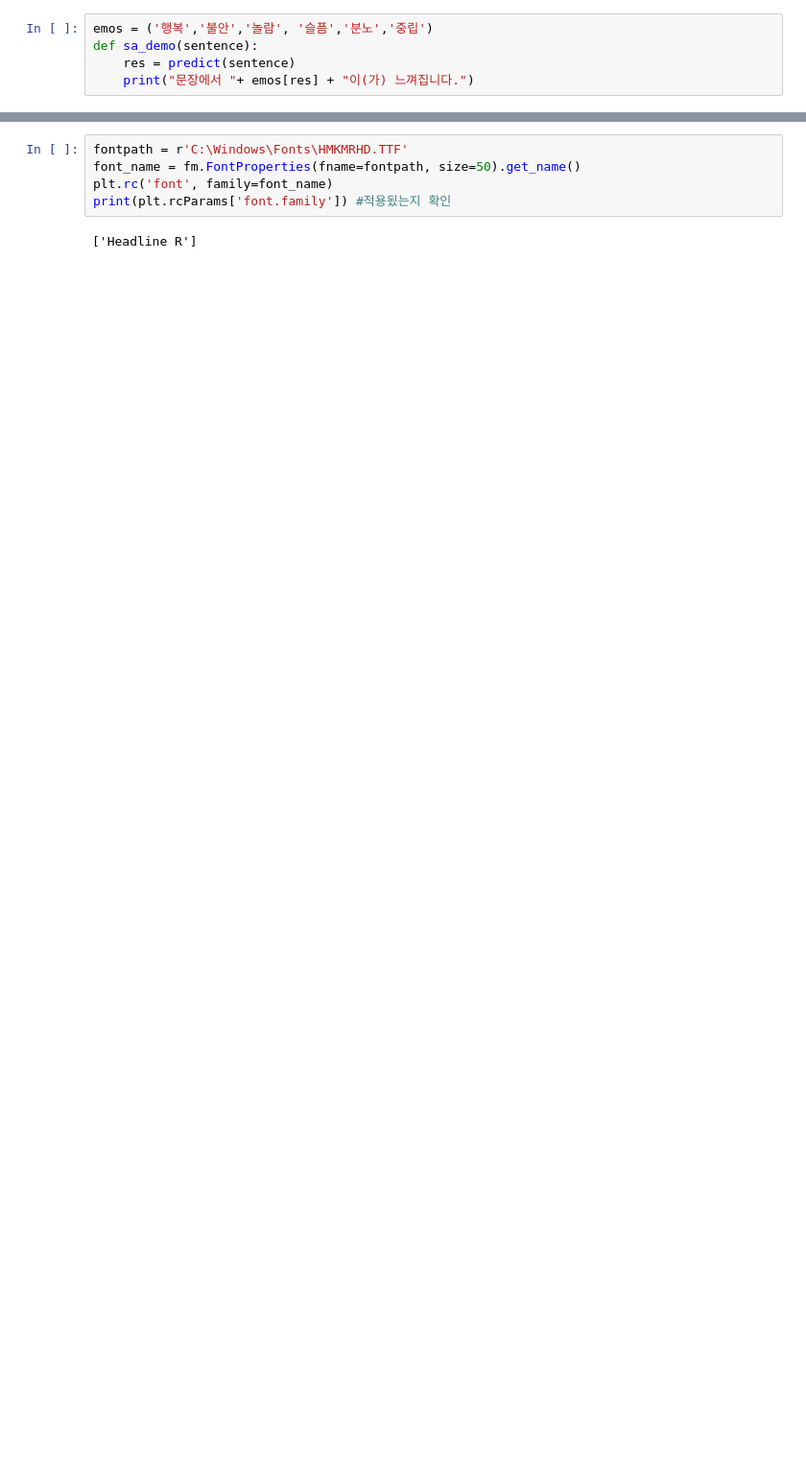
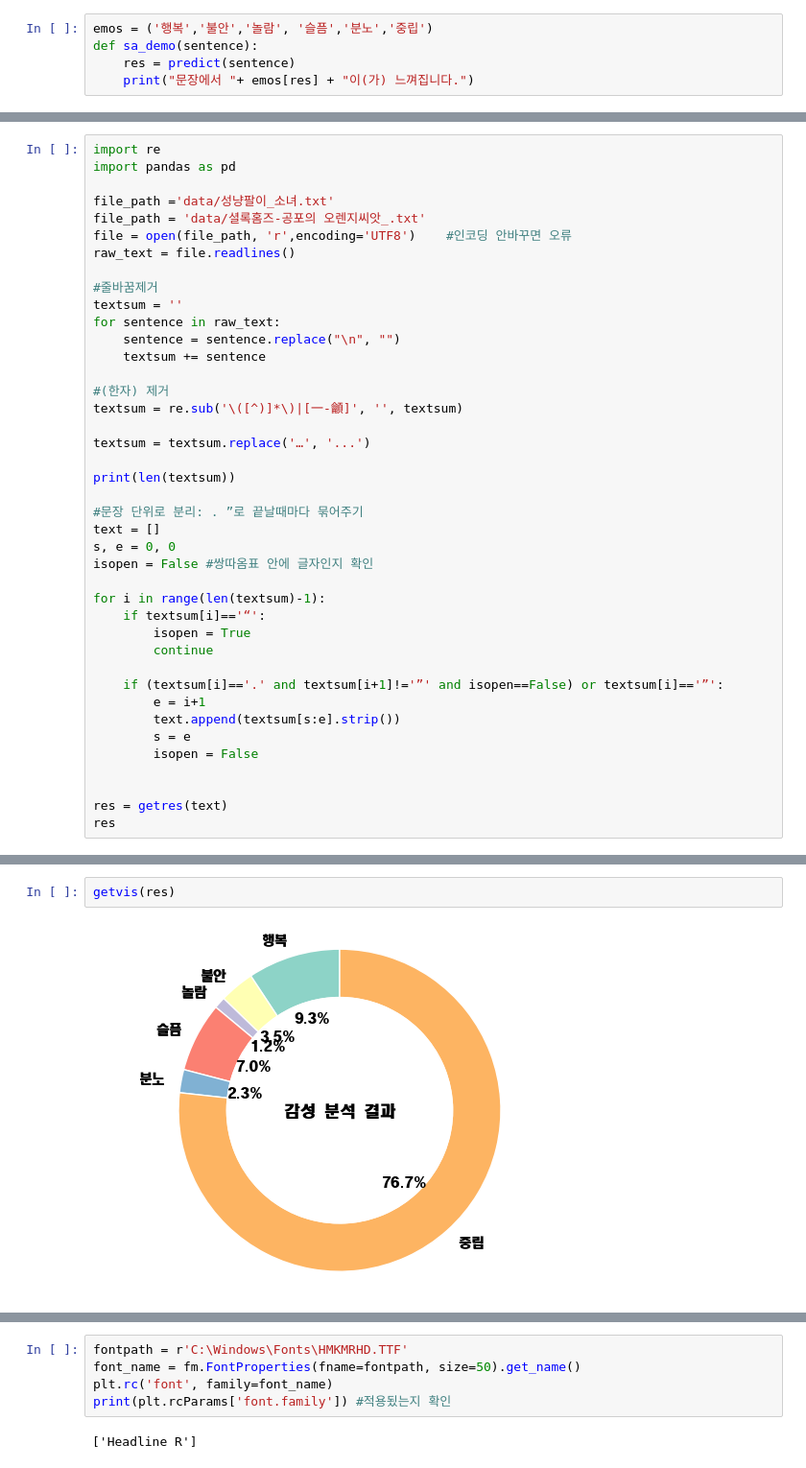
Before and after one commit to Bongwoo2lee/floread, a Jupyter notebook: sentiment-analysis/visualize.ipynb, the cells around one changed output, grey strips where cells are left out. Shown at 96% size. Cells and saved outputs as stored; diff of their text form; blank space fills up the shorter version.

```diff
--- a/sentiment-analysis/visualize.ipynb
+++ b/sentiment-analysis/visualize.ipynb
@@ -133,0 +141,41 @@ res
+# %%
+import re
+import pandas as pd
+
+file_path ='data/성냥팔이_소녀.txt'
+file_path = 'data/셜록홈즈-공포의 오렌지씨앗_.txt'
+file = open(file_path, 'r',encoding='UTF8')    #인코딩 안바꾸면 오류
+raw_text = file.readlines()
+
+#줄바꿈제거
+textsum = ''
+for sentence in raw_text:
+    sentence = sentence.replace("\n", "")
+    textsum += sentence
+
+#(한자) 제거
+textsum = re.sub('\([^)]*\)|[一-龥]', '', textsum)
+
+textsum = textsum.replace('…', '...')
+
+print(len(textsum))
+
+#문장 단위로 분리: . ”로 끝날때마다 묶어주기
+text = []
+s, e = 0, 0
+isopen = False #쌍따옴표 안에 글자인지 확인
+
+for i in range(len(textsum)-1):
+    if textsum[i]=='“':
+        isopen = True
+        continue
+
+    if (textsum[i]=='.' and textsum[i+1]!='”' and isopen==False) or textsum[i]=='”':
+        e = i+1
+        text.append(textsum[s:e].strip())
+        s = e
+        isopen = False
+
+
+res = getres(text)
+res
@@ -134,3 +243,7 @@ res
+# %%
+getvis(res)
+# %% [output]
+[figure, added]
 # %%
 import matplotlib.font_manager as fm
 import matplotlib.pyplot as plt
```
Also changed, not shown: parts of 10 cells of this notebook, 1 other file.
